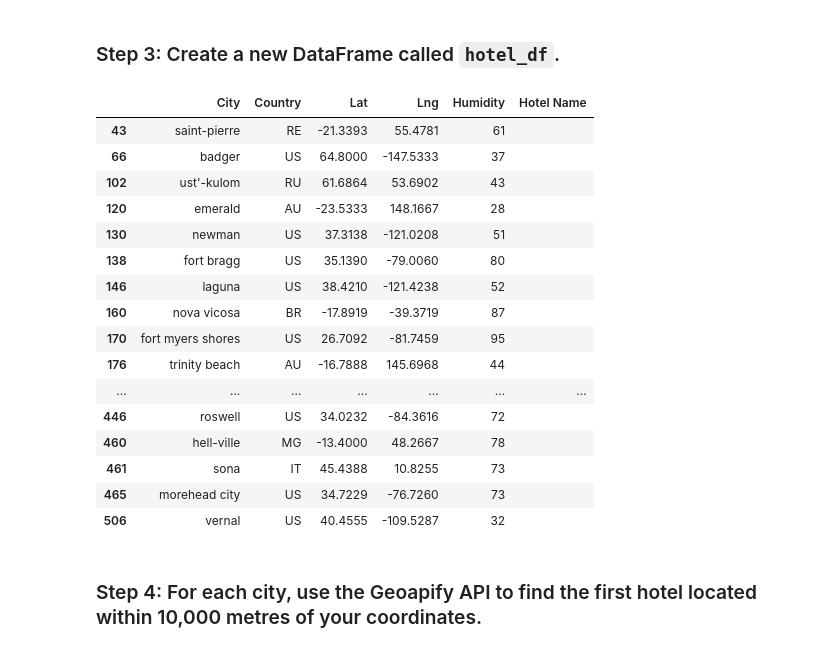
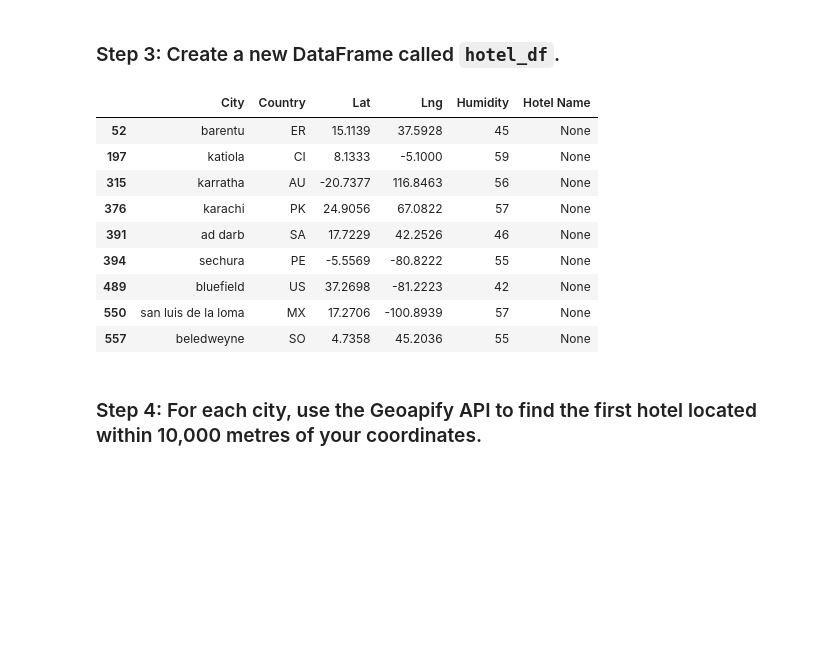
Before and after one commit to darren-coder/python-api-challenge, a Jupyter notebook: VacationPy.ipynb, the cells around one changed output. Saved outputs shown, nothing was run; the diff lists cells and outputs as text; code cells hidden in the pictures; blank space fills up the shorter version.

```diff
--- a/VacationPy.ipynb
+++ b/VacationPy.ipynb
@@ -49,12 +55,16 @@ NameError: name 'city_data_df' is not defined
 ### Step 2: Narrow down the `city_data_df` DataFrame to find your ideal weather condition
 # %%
 # Narrow down cities that fit criteria and drop any results with null values
-# YOUR CODE HERE
+ideal_cities_df = city_data_df[(city_data_df['Max Temp'] >= 25) &\
+                            (city_data_df['Max Temp'] <= 30)]
+ideal_cities_df = ideal_cities_df[(ideal_cities_df['Humidity'] >= 40) &\
+                                (ideal_cities_df['Humidity'] <= 60)]
+
 
 # Drop any rows with null values
-# YOUR CODE HERE
+ideal_cities_df.dropna()
 
 # Display sample data
-# YOUR CODE HERE
+ideal_cities_df
 # %% [output]
 |  | City_ID | City | Lat | Lng | Max Temp | Humidity | Cloudiness | Wind Speed | Country | Date |
@@ -78,31 +81,24 @@ NameError: name 'city_data_df' is not defined
 ### Step 3: Create a new DataFrame called `hotel_df`.
 # %%
 # Use the Pandas copy function to create DataFrame called hotel_df to store the city, country, coordinates, and humidity
-# YOUR CODE HERE
+hotel_df = ideal_cities_df[['City', 'Country', 'Lat', 'Lng', 'Humidity']].copy()
 
 # Add an empty column, "Hotel Name," to the DataFrame so you can store the hotel found using the Geoapify API
-# YOUR CODE HERE
+hotel_df['Hotel Name'] = None
 
 # Display sample data
-# YOUR CODE HERE
+hotel_df
 # %% [output]
 |  | City | Country | Lat | Lng | Humidity | Hotel Name |
-| 43 | saint-pierre | RE | -21.3393 | 55.4781 | 61 |  |
-| 66 | badger | US | 64.8000 | -147.5333 | 37 |  |
-| 102 | ust'-kulom | RU | 61.6864 | 53.6902 | 43 |  |
-| 120 | emerald | AU | -23.5333 | 148.1667 | 28 |  |
-| 130 | newman | US | 37.3138 | -121.0208 | 51 |  |
-| 138 | fort bragg | US | 35.1390 | -79.0060 | 80 |  |
-| 146 | laguna | US | 38.4210 | -121.4238 | 52 |  |
-| 160 | nova vicosa | BR | -17.8919 | -39.3719 | 87 |  |
-| 170 | fort myers shores | US | 26.7092 | -81.7459 | 95 |  |
-| 176 | trinity beach | AU | -16.7888 | 145.6968 | 44 |  |
-| ... | ... | ... | ... | ... | ... | ... |
-| 446 | roswell | US | 34.0232 | -84.3616 | 72 |  |
-| 460 | hell-ville | MG | -13.4000 | 48.2667 | 78 |  |
-| 461 | sona | IT | 45.4388 | 10.8255 | 73 |  |
-| 465 | morehead city | US | 34.7229 | -76.7260 | 73 |  |
-| 506 | vernal | US | 40.4555 | -109.5287 | 32 |  |
+| 52 | barentu | ER | 15.1139 | 37.5928 | 45 | None |
+| 197 | katiola | CI | 8.1333 | -5.1000 | 59 | None |
+| 315 | karratha | AU | -20.7377 | 116.8463 | 56 | None |
+| 376 | karachi | PK | 24.9056 | 67.0822 | 57 | None |
+| 391 | ad darb | SA | 17.7229 | 42.2526 | 46 | None |
+| 394 | sechura | PE | -5.5569 | -80.8222 | 55 | None |
+| 489 | bluefield | US | 37.2698 | -81.2223 | 42 | None |
+| 550 | san luis de la loma | MX | 17.2706 | -100.8939 | 57 | None |
+| 557 | beledweyne | SO | 4.7358 | 45.2036 | 55 | None |
 # %% [markdown]
 ### Step 4: For each city, use the Geoapify API to find the first hotel located within 10,000 metres of your coordinates.
 # %%
```
Also changed, not shown: parts of 9 cells of this notebook, 2 other files.
